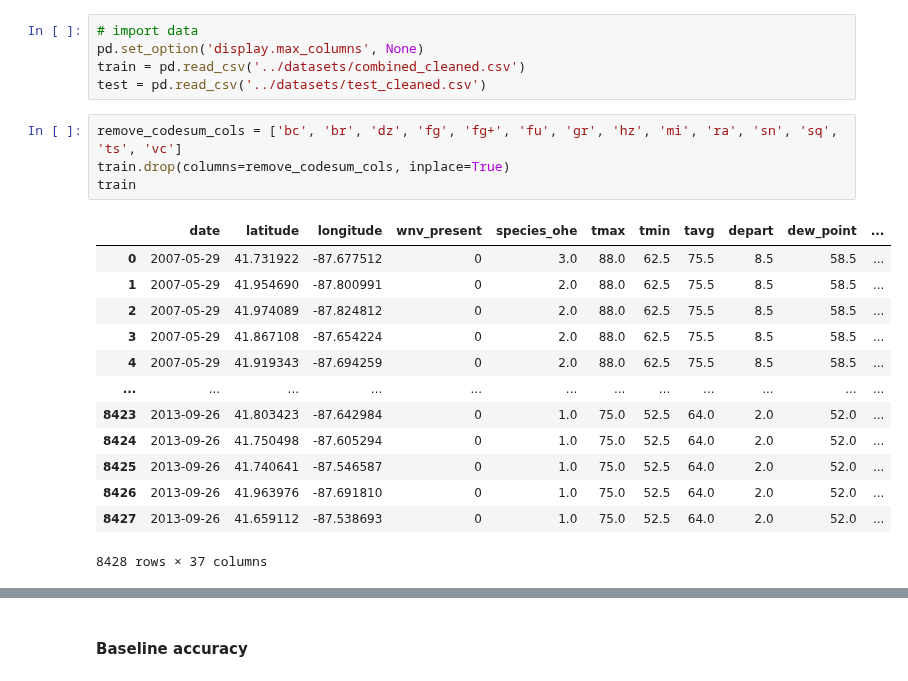
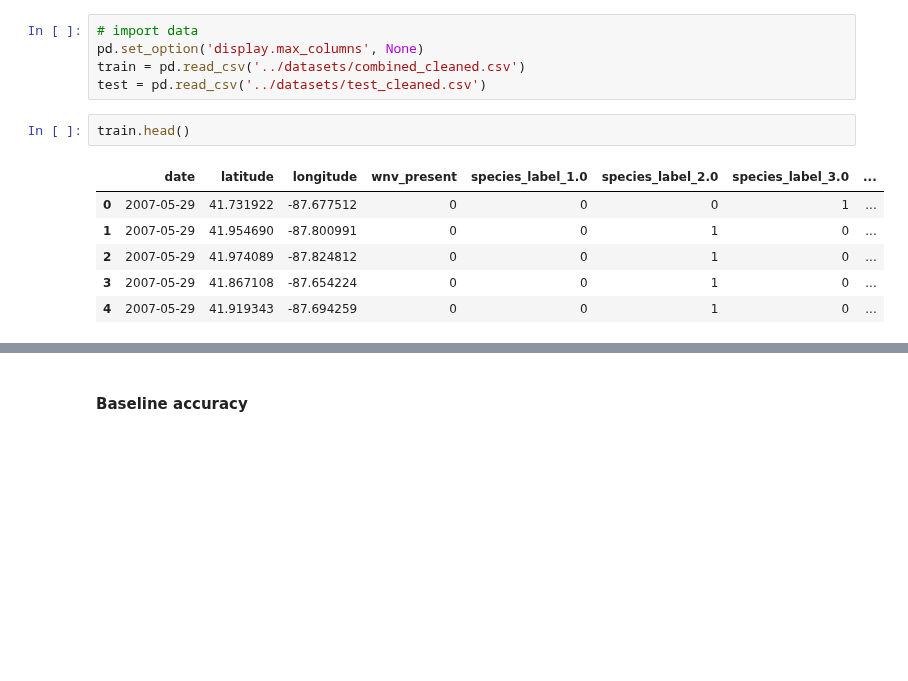
Before and after one commit to SiddharthPatel45/west-nile-virus, a Jupyter notebook: code/Part 2 - Modelling and Evaluation.ipynb, the cells around one changed output, grey strips where cells are left out. Saved outputs shown, nothing was run; the diff lists cells and outputs as text; blank space fills up the shorter version.

```diff
--- a/code/Part 2 - Modelling and Evaluation.ipynb
+++ b/code/Part 2 - Modelling and Evaluation.ipynb
@@ -83,21 +83,12 @@ pd.set_option('display.max_columns', None)
 train = pd.read_csv('../datasets/combined_cleaned.csv')
 test = pd.read_csv('../datasets/test_cleaned.csv')
 # %%
-remove_codesum_cols = ['bc', 'br', 'dz', 'fg', 'fg+', 'fu', 'gr', 'hz', 'mi', 'ra', 'sn', 'sq', 'ts', 'vc']
-train.drop(columns=remove_codesum_cols, inplace=True)
-train
+train.head()
 # %% [output]
-|  | date | latitude | longitude | wnv_present | species_ohe | tmax | tmin | tavg | depart | dew_point | ... |
-| 0 | 2007-05-29 | 41.731922 | -87.677512 | 0 | 3.0 | 88.0 | 62.5 | 75.5 | 8.5 | 58.5 | ... |
-| 1 | 2007-05-29 | 41.954690 | -87.800991 | 0 | 2.0 | 88.0 | 62.5 | 75.5 | 8.5 | 58.5 | ... |
-| 2 | 2007-05-29 | 41.974089 | -87.824812 | 0 | 2.0 | 88.0 | 62.5 | 75.5 | 8.5 | 58.5 | ... |
-| 3 | 2007-05-29 | 41.867108 | -87.654224 | 0 | 2.0 | 88.0 | 62.5 | 75.5 | 8.5 | 58.5 | ... |
-| 4 | 2007-05-29 | 41.919343 | -87.694259 | 0 | 2.0 | 88.0 | 62.5 | 75.5 | 8.5 | 58.5 | ... |
-| ... | ... | ... | ... | ... | ... | ... | ... | ... | ... | ... | ... |
-| 8423 | 2013-09-26 | 41.803423 | -87.642984 | 0 | 1.0 | 75.0 | 52.5 | 64.0 | 2.0 | 52.0 | ... |
-| 8424 | 2013-09-26 | 41.750498 | -87.605294 | 0 | 1.0 | 75.0 | 52.5 | 64.0 | 2.0 | 52.0 | ... |
-| 8425 | 2013-09-26 | 41.740641 | -87.546587 | 0 | 1.0 | 75.0 | 52.5 | 64.0 | 2.0 | 52.0 | ... |
-| 8426 | 2013-09-26 | 41.963976 | -87.691810 | 0 | 1.0 | 75.0 | 52.5 | 64.0 | 2.0 | 52.0 | ... |
-| 8427 | 2013-09-26 | 41.659112 | -87.538693 | 0 | 1.0 | 75.0 | 52.5 | 64.0 | 2.0 | 52.0 | ... |
+|  | date | latitude | longitude | wnv_present | species_label_1.0 | species_label_2.0 | species_label_3.0 | ... |
+| 0 | 2007-05-29 | 41.731922 | -87.677512 | 0 | 0 | 0 | 1 | ... |
+| 1 | 2007-05-29 | 41.954690 | -87.800991 | 0 | 0 | 1 | 0 | ... |
+| 2 | 2007-05-29 | 41.974089 | -87.824812 | 0 | 0 | 1 | 0 | ... |
+| 3 | 2007-05-29 | 41.867108 | -87.654224 | 0 | 0 | 1 | 0 | ... |
+| 4 | 2007-05-29 | 41.919343 | -87.694259 | 0 | 0 | 1 | 0 | ... |
-8428 rows × 37 columns
 # %%
```
Also changed, not shown: parts of 61 cells of this notebook.
